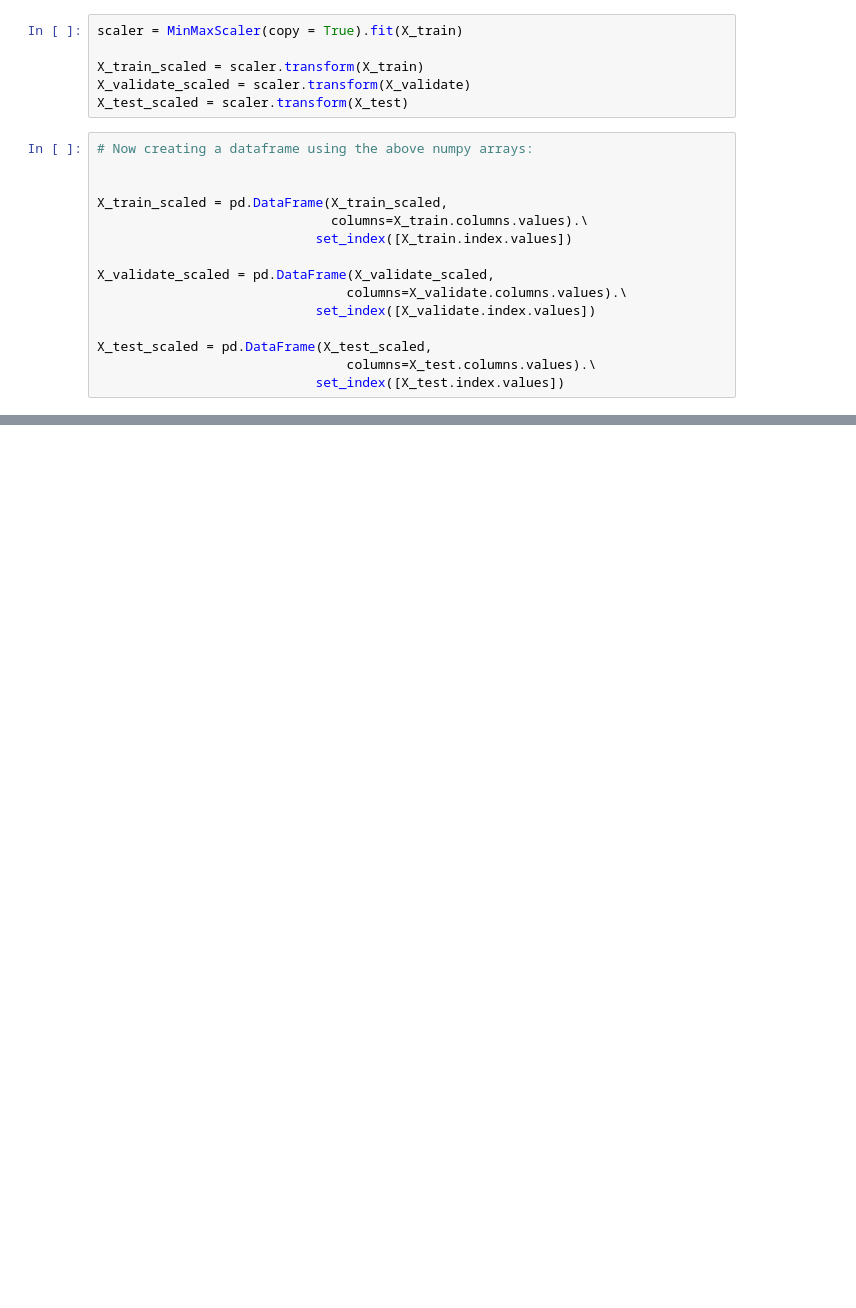
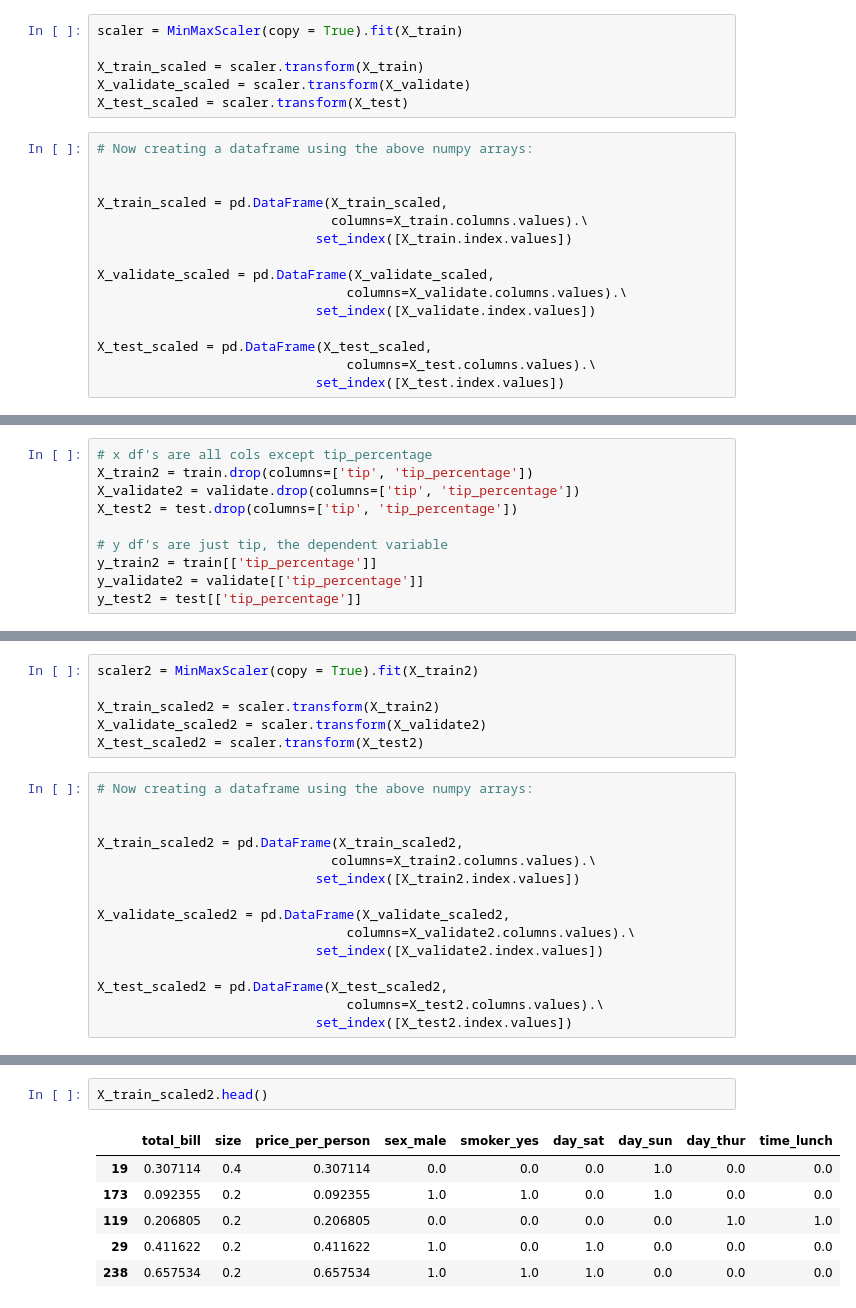
Before and after one commit to lukewbecker/regression-exercises, a Jupyter notebook: feature_engineering.ipynb, the cells around one changed output, grey strips where cells are left out. Drawn from its saved outputs; the diff is of its cells as text; blank space fills up the shorter version.

```diff
--- a/feature_engineering.ipynb
+++ b/feature_engineering.ipynb
@@ -277,0 +375,10 @@ X_test_scaled = pd.DataFrame(X_test_scaled,
+# %%
+# x df's are all cols except tip_percentage
+X_train2 = train.drop(columns=['tip', 'tip_percentage'])
+X_validate2 = validate.drop(columns=['tip', 'tip_percentage'])
+X_test2 = test.drop(columns=['tip', 'tip_percentage'])
+
+# y df's are just tip, the dependent variable
+y_train2 = train[['tip_percentage']]
+y_validate2 = validate[['tip_percentage']]
+y_test2 = test[['tip_percentage']]
@@ -277,0 +391,21 @@ X_test_scaled = pd.DataFrame(X_test_scaled,
+# %%
+scaler2 = MinMaxScaler(copy = True).fit(X_train2)
+
+X_train_scaled2 = scaler.transform(X_train2)
+X_validate_scaled2 = scaler.transform(X_validate2)
+X_test_scaled2 = scaler.transform(X_test2)
+# %%
+# Now creating a dataframe using the above numpy arrays:
+
+
+X_train_scaled2 = pd.DataFrame(X_train_scaled2,
+                              columns=X_train2.columns.values).\
+                            set_index([X_train2.index.values])
+
+X_validate_scaled2 = pd.DataFrame(X_validate_scaled2,
+                                columns=X_validate2.columns.values).\
+                            set_index([X_validate2.index.values])
+
+X_test_scaled2 = pd.DataFrame(X_test_scaled2,
+                                columns=X_test2.columns.values).\
+                            set_index([X_test2.index.values])
@@ -277,0 +434,9 @@ X_test_scaled = pd.DataFrame(X_test_scaled,
+# %%
+X_train_scaled2.head()
+# %% [output]
+|  | total_bill | size | price_per_person | sex_male | smoker_yes | day_sat | day_sun | day_thur | time_lunch |
+| 19 | 0.307114 | 0.4 | 0.307114 | 0.0 | 0.0 | 0.0 | 1.0 | 0.0 | 0.0 |
+| 173 | 0.092355 | 0.2 | 0.092355 | 1.0 | 1.0 | 0.0 | 1.0 | 0.0 | 0.0 |
+| 119 | 0.206805 | 0.2 | 0.206805 | 0.0 | 0.0 | 0.0 | 0.0 | 1.0 | 1.0 |
+| 29 | 0.411622 | 0.2 | 0.411622 | 1.0 | 0.0 | 1.0 | 0.0 | 0.0 | 0.0 |
+| 238 | 0.657534 | 0.2 | 0.657534 | 1.0 | 1.0 | 1.0 | 0.0 | 0.0 | 0.0 |
```
Also changed, not shown: parts of 74 cells of this notebook.
